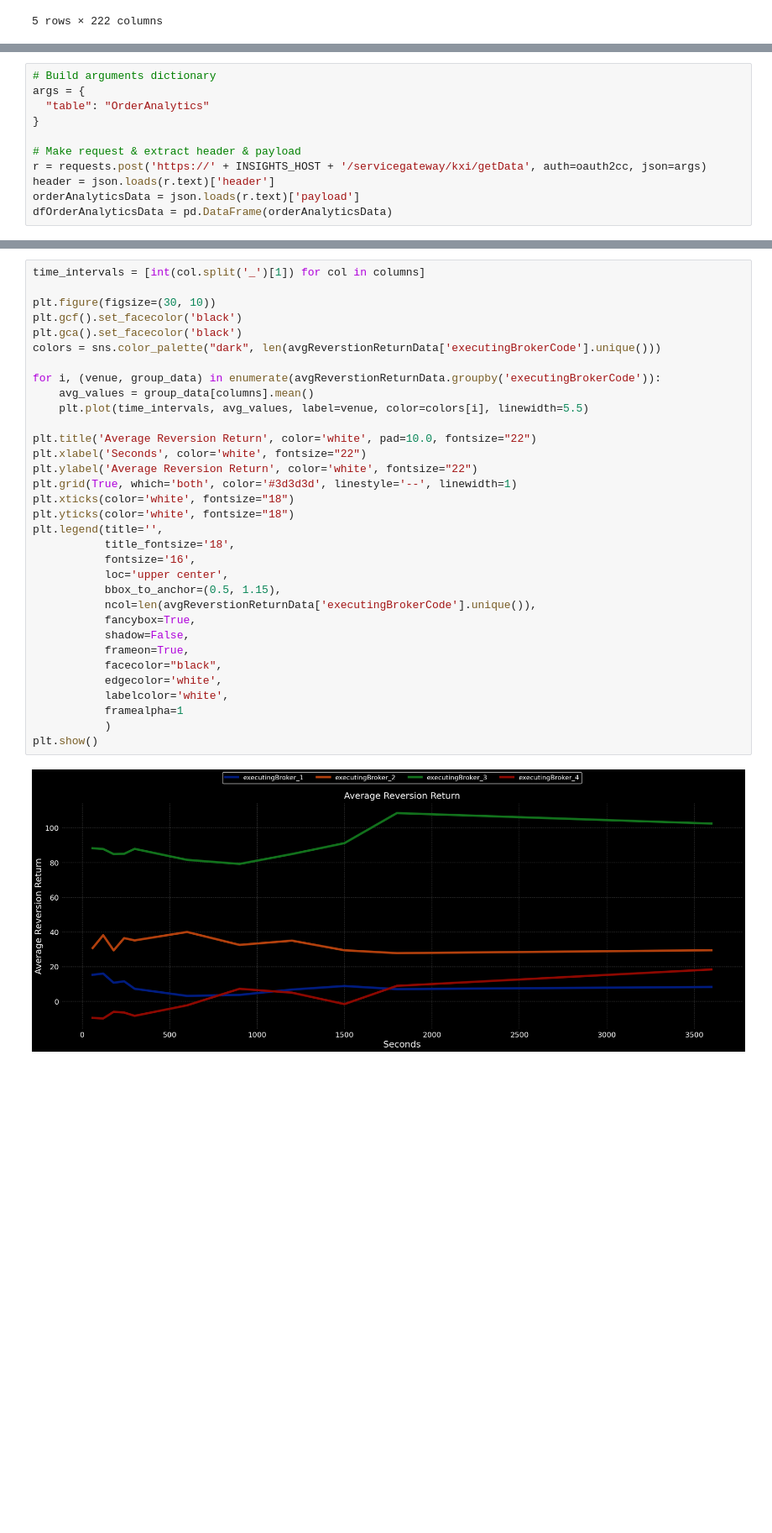
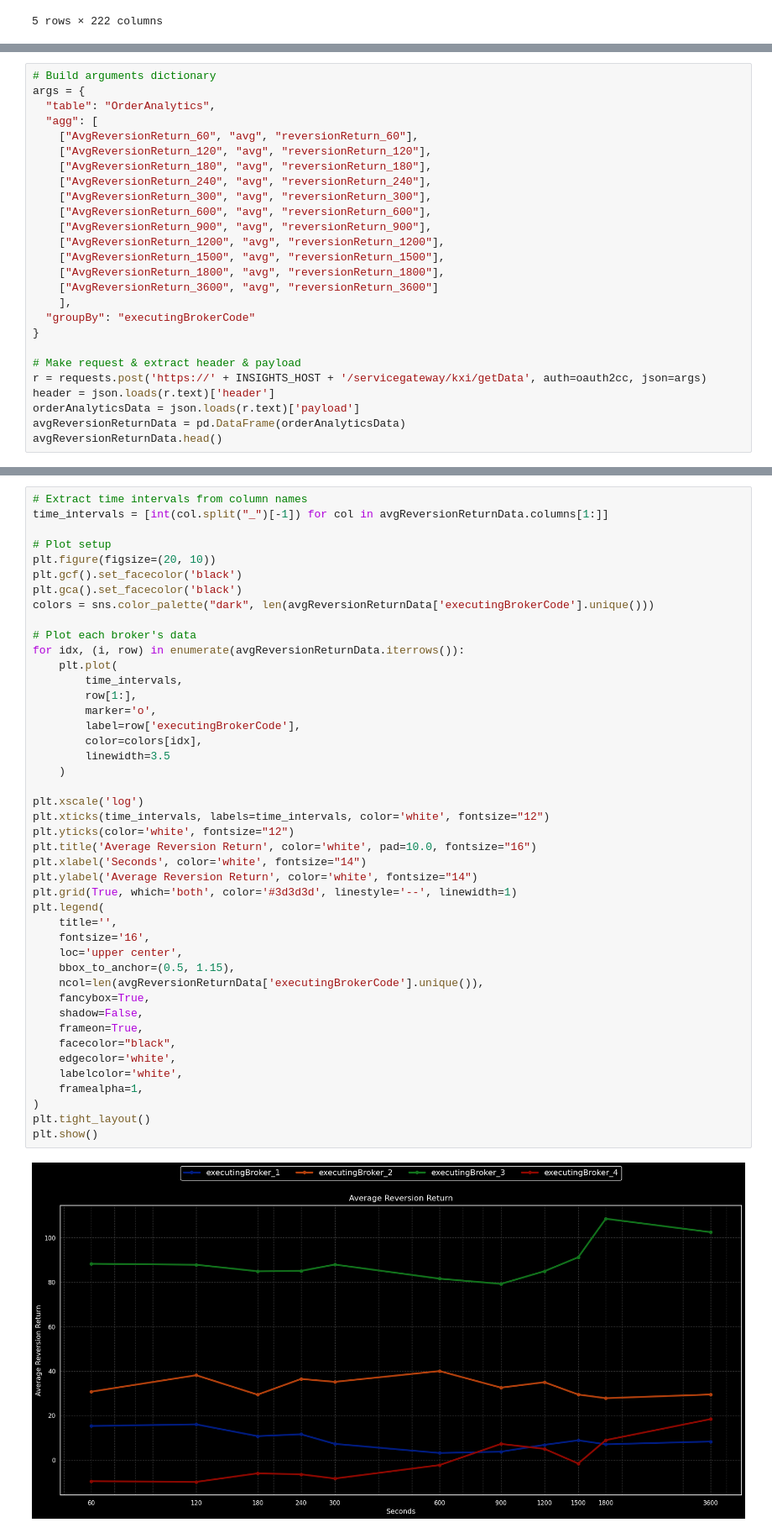
Before and after one commit to KxSystems/accelerators-samples, a Jupyter notebook: ICE-Equity-Analytics/ICE_Equities_Demo.ipynb, the cells around one changed output, grey strips where cells are left out. Shown at 84% size. Drawn from its saved outputs; the diff is of its cells as text; blank space fills up the shorter version.

```diff
--- a/ICE-Equity-Analytics/ICE_Equities_Demo.ipynb
+++ b/ICE-Equity-Analytics/ICE_Equities_Demo.ipynb
@@ -174,11 +186,26 @@ This call uses the getData API to retreive pre-generated data from the orderAnal
 # %%
 # Build arguments dictionary
 args = {
-  "table": "OrderAnalytics"
+  "table": "OrderAnalytics",
+  "agg": [
+    ["AvgReversionReturn_60", "avg", "reversionReturn_60"],
+    ["AvgReversionReturn_120", "avg", "reversionReturn_120"],
+    ["AvgReversionReturn_180", "avg", "reversionReturn_180"],
+    ["AvgReversionReturn_240", "avg", "reversionReturn_240"],
+    ["AvgReversionReturn_300", "avg", "reversionReturn_300"],
+    ["AvgReversionReturn_600", "avg", "reversionReturn_600"],
+    ["AvgReversionReturn_900", "avg", "reversionReturn_900"],
+    ["AvgReversionReturn_1200", "avg", "reversionReturn_1200"],
+    ["AvgReversionReturn_1500", "avg", "reversionReturn_1500"],
+    ["AvgReversionReturn_1800", "avg", "reversionReturn_1800"],
+    ["AvgReversionReturn_3600", "avg", "reversionReturn_3600"]
+    ],
+  "groupBy": "executingBrokerCode"
 }
 
 # Make request & extract header & payload
 r = requests.post('https://' + INSIGHTS_HOST + '/servicegateway/kxi/getData', auth=oauth2cc, json=args)
 header = json.loads(r.text)['header']
 orderAnalyticsData = json.loads(r.text)['payload']
-dfOrderAnalyticsData = pd.DataFrame(orderAnalyticsData)
+avgReversionReturnData = pd.DataFrame(orderAnalyticsData)
+avgReversionReturnData.head()
@@ -208,35 +220,46 @@ avgReverstionReturnData
 # %%
-time_intervals = [int(col.split('_')[1]) for col in columns]
+# Extract time intervals from column names
+time_intervals = [int(col.split("_")[-1]) for col in avgReversionReturnData.columns[1:]]
 
-plt.figure(figsize=(30, 10))
+# Plot setup
+plt.figure(figsize=(20, 10))
 plt.gcf().set_facecolor('black')
 plt.gca().set_facecolor('black')
-colors = sns.color_palette("dark", len(avgReverstionReturnData['executingBrokerCode'].unique()))
+colors = sns.color_palette("dark", len(avgReversionReturnData['executingBrokerCode'].unique()))
 
-for i, (venue, group_data) in enumerate(avgReverstionReturnData.groupby('executingBrokerCode')):
-    avg_values = group_data[columns].mean()
-    plt.plot(time_intervals, avg_values, label=venue, color=colors[i], linewidth=5.5)
+# Plot each broker's data
+for idx, (i, row) in enumerate(avgReversionReturnData.iterrows()):
+    plt.plot(
+        time_intervals,
+        row[1:],
+        marker='o',
+        label=row['executingBrokerCode'],
+        color=colors[idx],
+        linewidth=3.5
+    )
 
-plt.title('Average Reversion Return', color='white', pad=10.0, fontsize="22")
-plt.xlabel('Seconds', color='white', fontsize="22")
-plt.ylabel('Average Reversion Return', color='white', fontsize="22")
+plt.xscale('log')
+plt.xticks(time_intervals, labels=time_intervals, color='white', fontsize="12")
+plt.yticks(color='white', fontsize="12")
+plt.title('Average Reversion Return', color='white', pad=10.0, fontsize="16")
+plt.xlabel('Seconds', color='white', fontsize="14")
+plt.ylabel('Average Reversion Return', color='white', fontsize="14")
 plt.grid(True, which='both', color='#3d3d3d', linestyle='--', linewidth=1)
-plt.xticks(color='white', fontsize="18")
-plt.yticks(color='white', fontsize="18")
-plt.legend(title='',
-           title_fontsize='18',
-           fontsize='16',
-           loc='upper center',
-           bbox_to_anchor=(0.5, 1.15),
-           ncol=len(avgReverstionReturnData['executingBrokerCode'].unique()),
-           fancybox=True,
-           shadow=False,
-           frameon=True,
-           facecolor="black",
-           edgecolor='white',
-           labelcolor='white',
-           framealpha=1
-           )
+plt.legend(
+    title='',
+    fontsize='16',
+    loc='upper center',
+    bbox_to_anchor=(0.5, 1.15),
+    ncol=len(avgReversionReturnData['executingBrokerCode'].unique()),
+    fancybox=True,
+    shadow=False,
+    frameon=True,
+    facecolor="black",
+    edgecolor='white',
+    labelcolor='white',
+    framealpha=1,
+)
+plt.tight_layout()
 plt.show()
 # %% [output]
-[figure, old version]
+[figure, new version]
```
Also changed, not shown: parts of 19 cells of this notebook.
